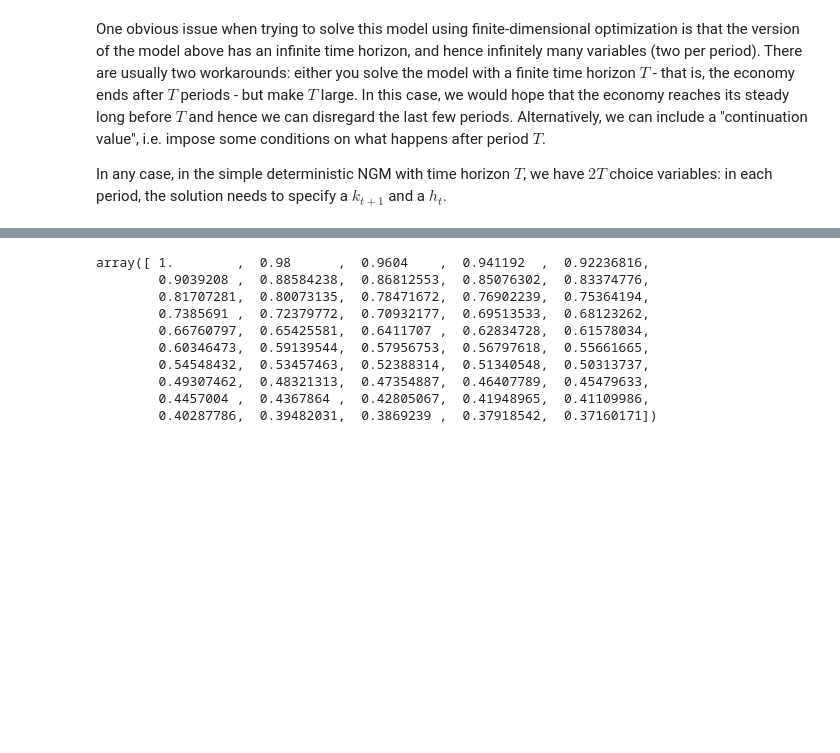
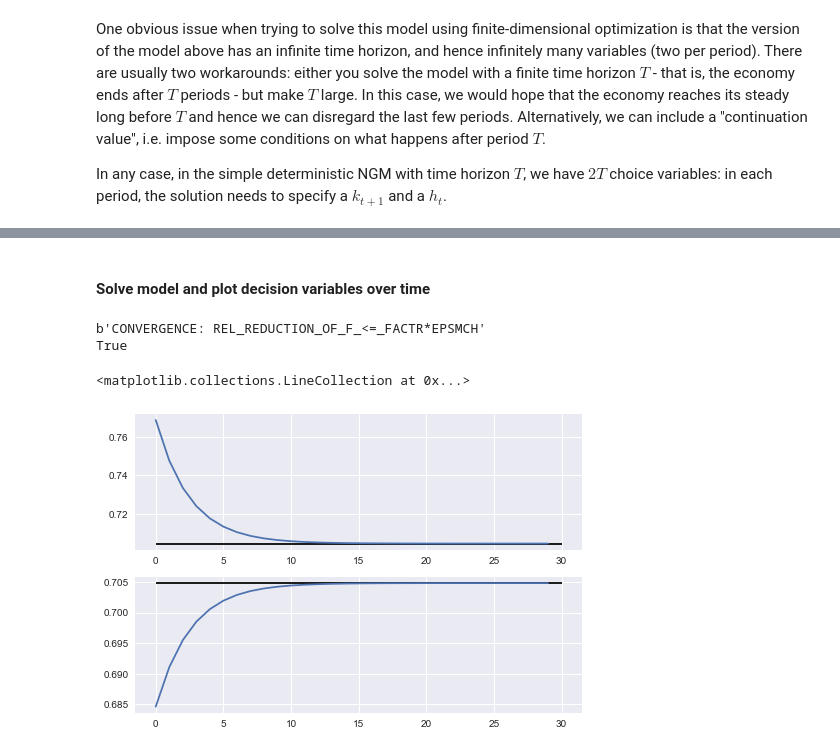
Before and after one commit to Moony2D/CME-LMU, a Jupyter notebook: Lecture5_Optimization/Lecture5_Optimization.ipynb, the cells around one changed output, grey strips where cells are left out. Cells and saved outputs as stored; diff of their text form; code cells hidden in the pictures; blank space fills up the shorter version.

```diff
--- a/Lecture5_Optimization/Lecture5_Optimization.ipynb
+++ b/Lecture5_Optimization/Lecture5_Optimization.ipynb
@@ -158,39 +240,24 @@ In any case, in the simple deterministic NGM with time horizon $T$, we have $2T$
 # %%
-def f(k, h):
+def cd(x, y):
     """
-    Production function
+    Evaluates the Cobb-Douglas function with coefficient alpha and shift parameter A, for two inputs (x)
     """
-    return A * k**alpha * h**(1 - alpha)
+    return A * x**alpha * y**(1 - alpha)
 
 def u(c, h):
     """
     Utility function
     """
-    return c**(1 - nu)/(1 - nu) - eta * h**(1 + psi)/(1 + psi)
+    return c**(1 - nu)/(1 - nu) - B * h**(1 + eta)/(1 + eta)
 
 def objective(x):
     """
     Objective function: lifetime utility
     """
     kp = x[:int(len(x)/2)]
-    h = x[int(len(x)/2)]
+    h = x[int(len(x)/2):]
 
-    k = ???
+    k = np.insert(kp[:T-1], 0, k0)
 
-    return - ( beta**np.array(range(T)) @ u(f(k, h) + (1 - delta) * k - kp, h)
-              + (beta**T/(1 - beta)) *  u(f(k[-1], h[-1]) + (1 - delta) * k[-1] - kp[-1], h[-1]) )
+    return - ( beta**(np.array(range(T))) @ u( cd(k, h) + (1 - delta) * k - kp, h)
+              + (beta**T/(1 - beta)) *  u( cd(kp[-1], h[-1]) - delta * kp[-1], h[-1]) )
-# %%
-beta = 0.98
-T = 50
-# beta**np.array(range(T))
-# %% [output]
-array([ 1.        ,  0.98      ,  0.9604    ,  0.941192  ,  0.92236816,
-        0.9039208 ,  0.88584238,  0.86812553,  0.85076302,  0.83374776,
-        0.81707281,  0.80073135,  0.78471672,  0.76902239,  0.75364194,
-        0.7385691 ,  0.72379772,  0.70932177,  0.69513533,  0.68123262,
-        0.66760797,  0.65425581,  0.6411707 ,  0.62834728,  0.61578034,
-        0.60346473,  0.59139544,  0.57956753,  0.56797618,  0.55661665,
-        0.54548432,  0.53457463,  0.52388314,  0.51340548,  0.50313737,
-        0.49307462,  0.48321313,  0.47354887,  0.46407789,  0.45479633,
-        0.4457004 ,  0.4367864 ,  0.42805067,  0.41948965,  0.41109986,
-        0.40287786,  0.39482031,  0.3869239 ,  0.37918542,  0.37160171])
@@ -200,0 +264,32 @@ scipy.optimize.minimize(objective, x0, method = 'BFGS')
+# %% [markdown]
+#### Solve model and plot decision variables over time
+# %%
+T = 30
+
+## set bounds
+bnds = []
+for ind in range(2 * T):
+    bnds.append((1e-12, 10000))
+
+## set initial guess
+x0 = np.concatenate([kss * np.ones(T), hss * np.ones(T)])
+
+## solve model
+res = scipy.optimize.minimize(objective, x0, method = 'L-BFGS-B', bounds = bnds, tol = 1e-12)
+print(res.message)
+print(res.success)
+x = res.x
+kp = x[:int(len(x)/2)]
+h =  x[int(len(x)/2):]
+# %% [output]
+b'CONVERGENCE: REL_REDUCTION_OF_F_<=_FACTR*EPSMCH'
+True
+# %%
+fig, ax = plt.subplots(2,1)
+ax[0].plot(kp)
+ax[1].plot(h)
+ax[0].hlines(kss, 0, T)
+ax[1].hlines(hss, 0, T)
+# %% [output]
+<matplotlib.collections.LineCollection at 0x...>
+[figure, added]
```
Also changed, not shown: parts of 10 cells of this notebook.
